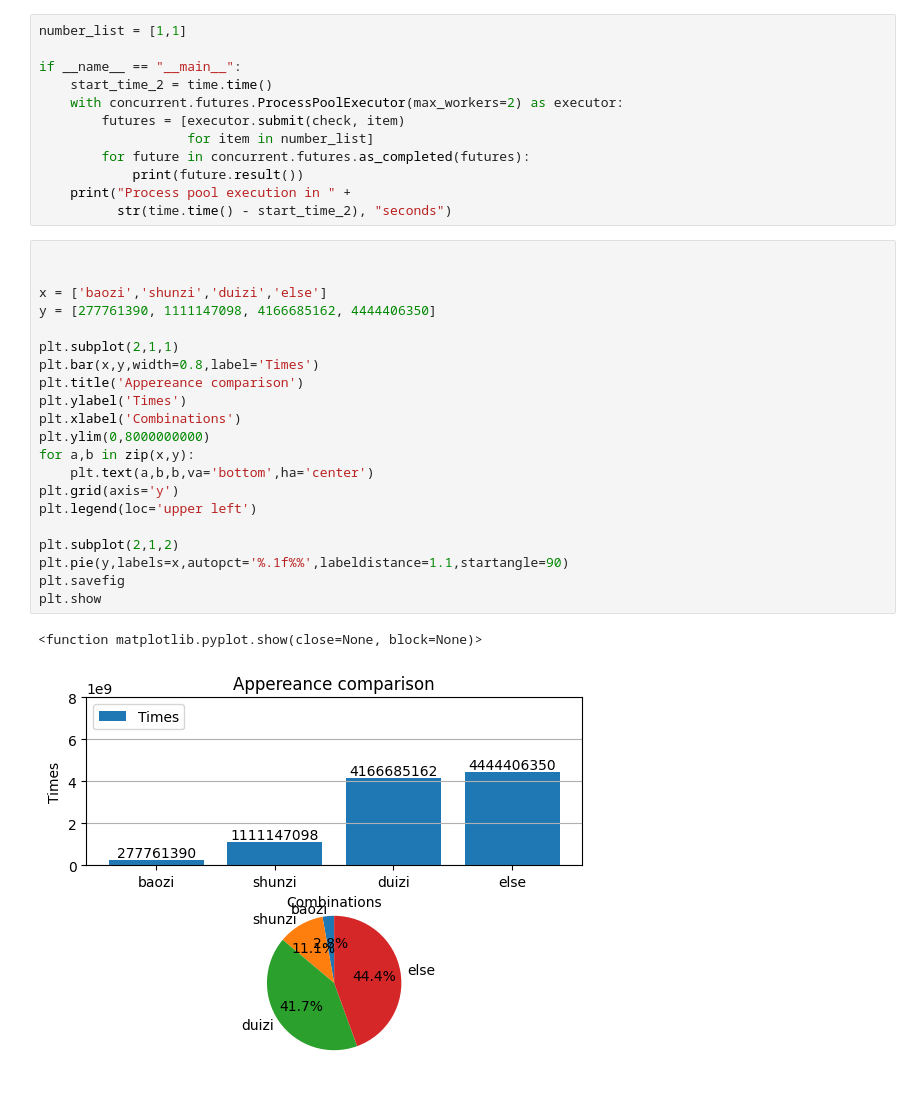
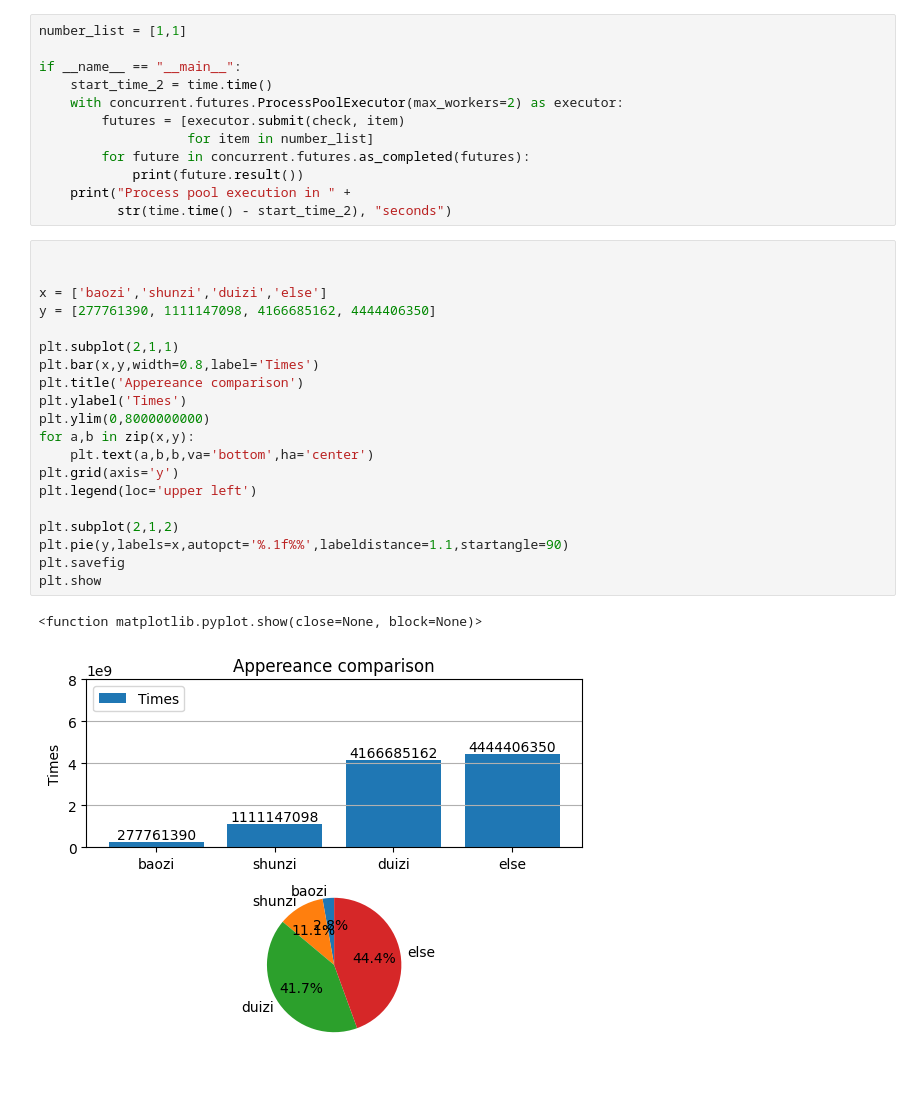
Before and after one commit to LarryChen08/rt-primary, a Jupyter notebook: homework_jupyter/homework_4_random.ipynb, the cells around one changed output. Drawn from its saved outputs; the diff is of its cells as text.

```diff
--- a/homework_jupyter/homework_4_random.ipynb
+++ b/homework_jupyter/homework_4_random.ipynb
@@ -55,24 +55,23 @@ if __name__ == "__main__":
 # %%
 
 
 x = ['baozi','shunzi','duizi','else']
 y = [277761390, 1111147098, 4166685162, 4444406350]
 
 plt.subplot(2,1,1)
 plt.bar(x,y,width=0.8,label='Times')
 plt.title('Appereance comparison')
 plt.ylabel('Times')
-plt.xlabel('Combinations')
 plt.ylim(0,8000000000)
 for a,b in zip(x,y):
     plt.text(a,b,b,va='bottom',ha='center')
 plt.grid(axis='y')
 plt.legend(loc='upper left')
 
 plt.subplot(2,1,2)
 plt.pie(y,labels=x,autopct='%.1f%%',labeldistance=1.1,startangle=90)
 plt.savefig
 plt.show
 # %% [output]
 <function matplotlib.pyplot.show(close=None, block=None)>
-[figure, old version]
+[figure, new version]
```
Also changed, not shown: 7 other files.
